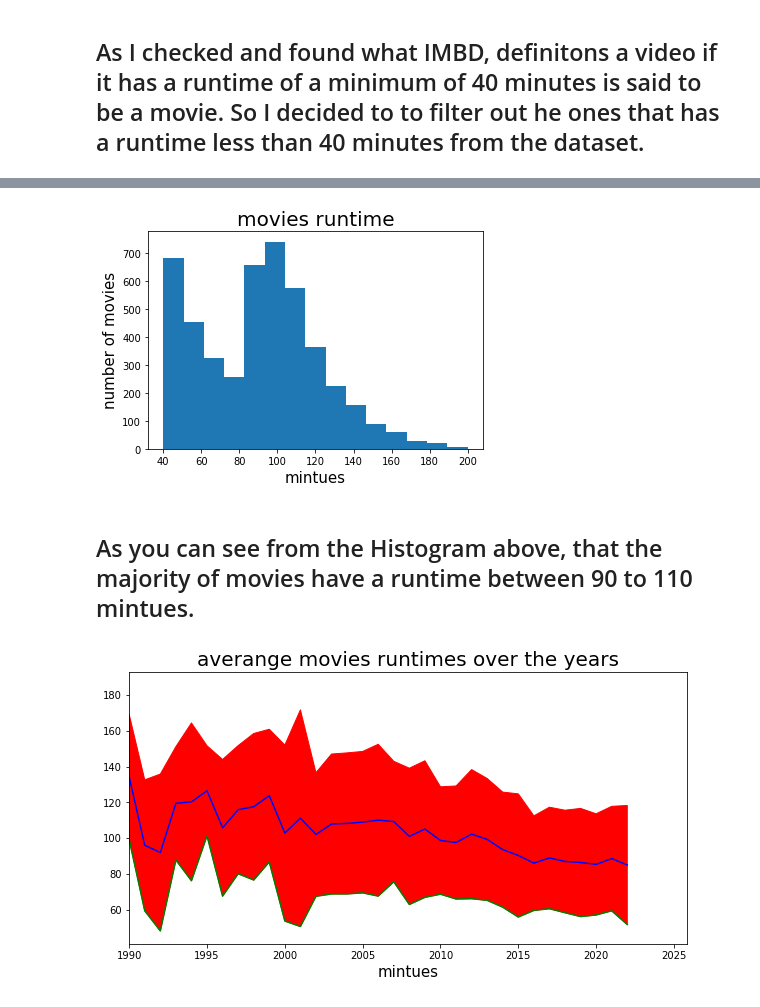
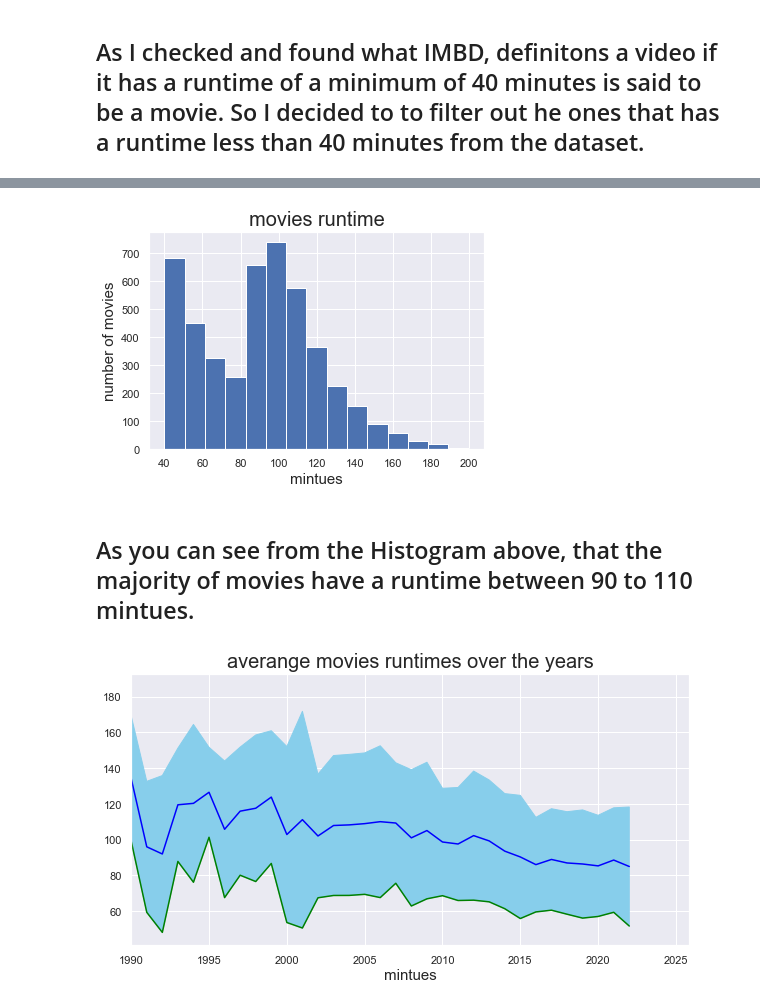
Before and after one commit to SummerEcho87/Group-Project-, a Jupyter notebook: Notebooks/Hulu.ipynb, the cells around one changed output, grey strips where cells are left out. Cells and saved outputs as stored; diff of their text form; code cells hidden in the pictures.

```diff
--- a/Notebooks/Hulu.ipynb
+++ b/Notebooks/Hulu.ipynb
@@ -3,6 +3,9 @@ import pandas as pd
 import numpy as np
 import seaborn as sns
 import matplotlib.pyplot as plt
+%matplotlib inline
+sns.set(color_codes = True)
+from wordcloud import wordcloud
 # %%
 Hulu = pd.read_csv("../Data/Hulu_titles.csv")
 # %%
@@ -236,7 +239,7 @@ plt.xlabel('mintues',fontsize = 15)
 plt.ylabel('number of movies', fontsize = 15)
 plt.show()
 # %% [output]
-[figure, old version]
+[figure, new version]
 # %% [markdown]
 ## As you can see from the Histogram above, that the majority of movies have a runtime between 90 to 110 mintues.
 # %%
@@ -248,12 +251,12 @@ avg_runtime_max = grouped_movies['mean'] + grouped_movies['std']
 # %%
 fig, x = plt.subplots(figsize=(10,5))
 x.plot(avg_runtime_by_release_year,color = "blue")
 x.plot(avg_runtime_min,color =  "green")
-x.fill_between(grouped_movies.index,avg_runtime_min,avg_runtime_max,color = "red")
+x.fill_between(grouped_movies.index,avg_runtime_min,avg_runtime_max,color = "skyblue")
 x.set_title('averange movies runtimes over the years', fontsize = 20)
 x.set_xlabel('release_year', fontsize = 15)
 x.set_xlabel('mintues', fontsize = 15)
 x.set_xlim(1990)
 plt.show()
 # %% [output]
-[figure, old version]
+[figure, new version]
```
Also changed, not shown: parts of 4 cells of this notebook.
